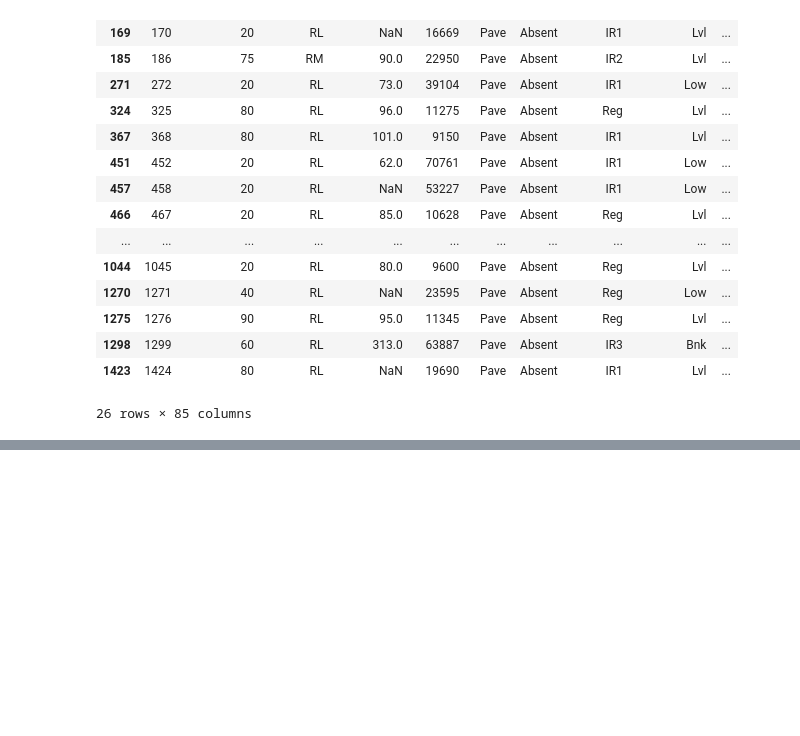
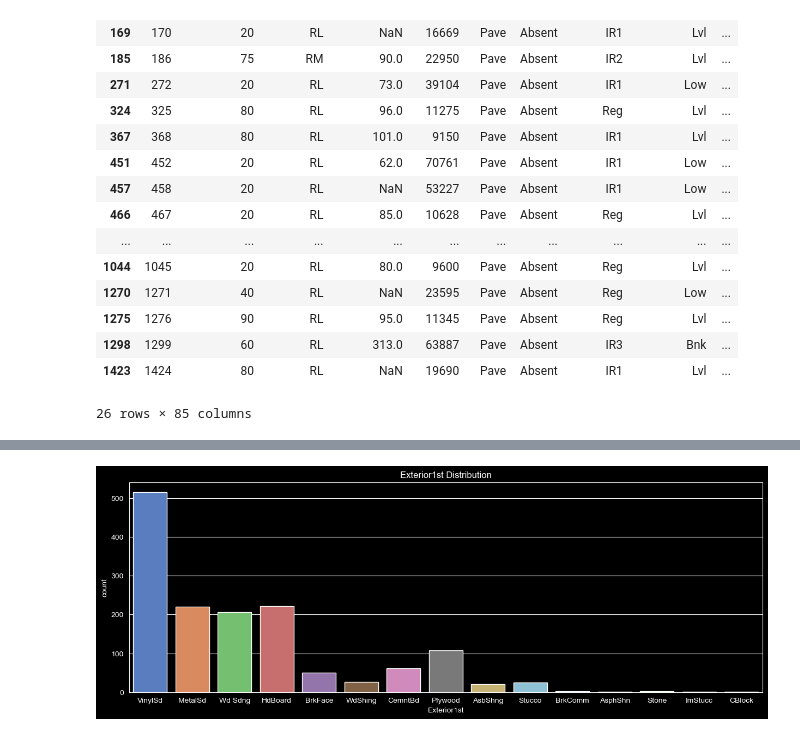
Before and after one commit to SashaCurry/HousePrices, a Jupyter notebook: 1_EDA.ipynb, the cells around one changed output, grey strips where cells are left out. Saved outputs shown, nothing was run; the diff lists cells and outputs as text; code cells hidden in the pictures; blank space fills up the shorter version.

```diff
--- a/1_EDA.ipynb
+++ b/1_EDA.ipynb
@@ -1059,0 +1056,7 @@ df[df['RoofMatl'] != 'CompShg']
+# %%
+plt.figure(figsize = (15, 5))
+sns.countplot(data=df, x='Exterior1st', palette='muted')
+plt.title('Exterior1st Distribution')
+plt.show()
+# %% [output]
+[figure, added]
```
Also changed, not shown: parts of 137 cells of this notebook.
